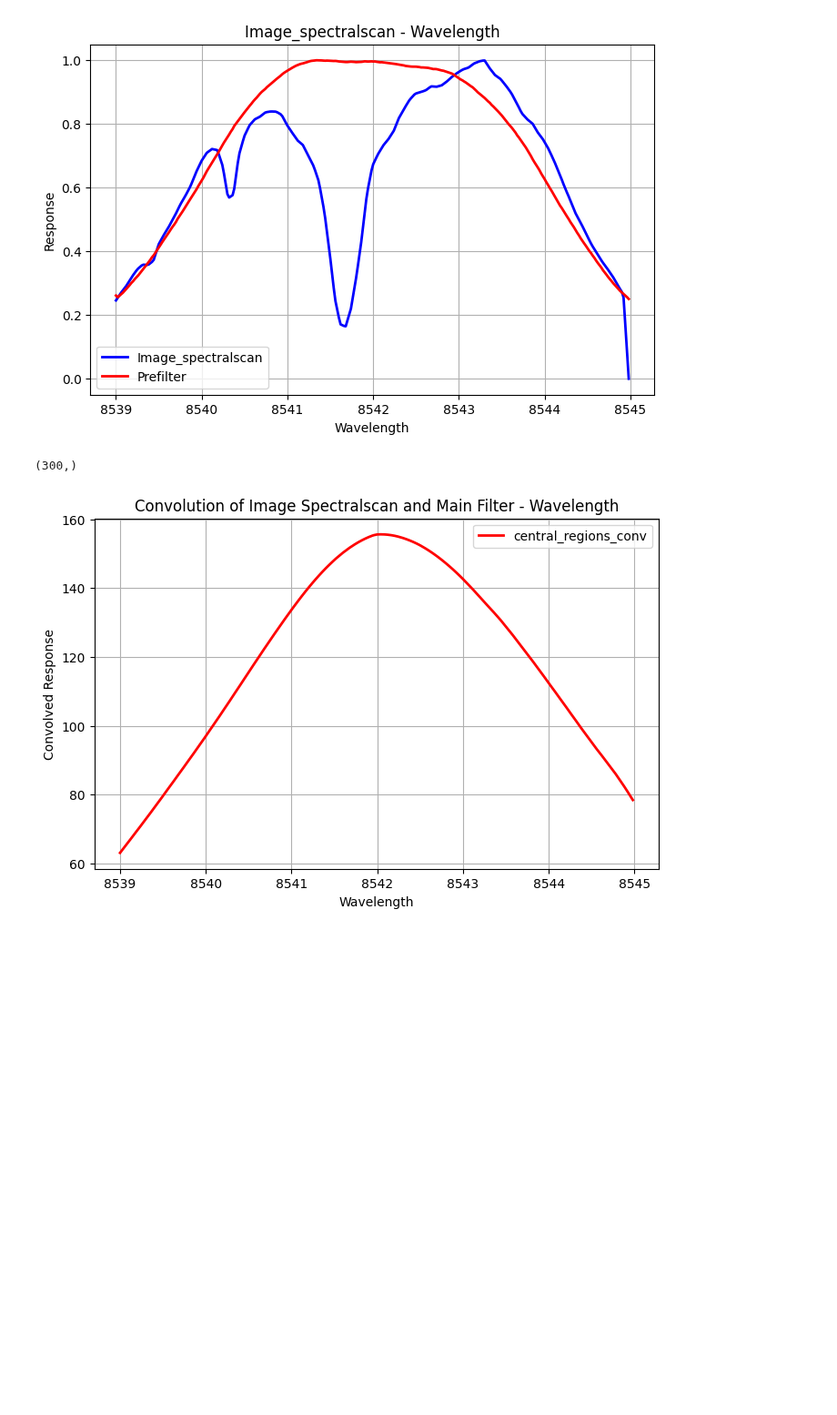
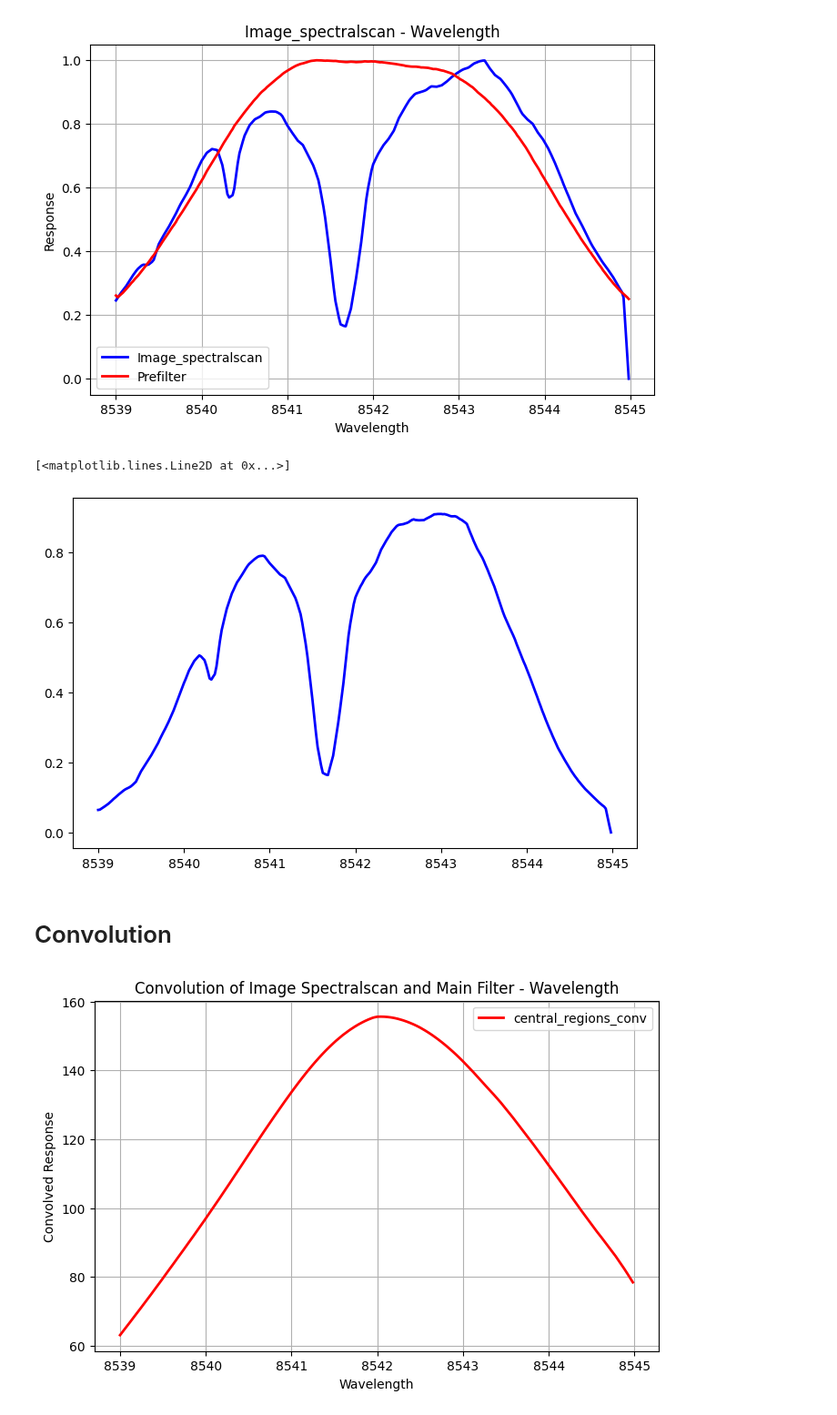
Before and after one commit to FabianaFerrente/ibis_pipeline, a Jupyter notebook: dayshift.ipynb, the cells around one changed output. Shown at 91% size. Cells and saved outputs as stored; diff of their text form; code cells hidden in the pictures; blank space fills up the shorter version.

```diff
--- a/dayshift.ipynb
+++ b/dayshift.ipynb
@@ -62,10 +62,26 @@ else:
 Processing file: /content/drive/MyDrive/IBIS_SWG/input/ImageSpectralScan/s000.ImagingSpectralScan_8542.fits
   HDU 0 (PRIMARY): REL_WAVE keyword not found.
 # %%
+from matplotlib.patches import Rectangle
+
+image_data = None  # inizializzazione
+
+# Cerchiamo il primo file con dati validi da usare per image_data
+for fits_file in fits_files:
+    with fits.open(fits_file) as hdul:
+        for hdu in hdul:
+            if hdu.data is not None and hdu.data.ndim == 2:
+                image_data = hdu.data
+                print(f"Selected image from: {fits_file}")
+                break
+    if image_data is not None:
+        break
+
+if image_data is None:
+    raise ValueError("No valid image data found in the FITS files.")
 
 # We select the parameters to evaluate the average of the center
 half_size = 25  # half of the dimensions of the region we want (50x50)
-
 
 image_height, image_width = image_data.shape
 
@@ -253,11 +270,15 @@ plt.show()
 # %% [output]
 Dimensione di Im_p: (300,)
 [figure]
-# %%
-Im_p.shape
-main_filter.shape
-# %% [output]
-(300,)
+# %%
+# Plot
+plt.figure(figsize=(8, 5))
+plt.plot(wavelengths+8542, Im_p*main_filter, label="Image_spectralscan * main_filter", color='b', linewidth=2)
+# %% [output]
+[<matplotlib.lines.Line2D at 0x...>]
+[figure, added]
+# %% [markdown]
+# Convolution
 # %%
 central_regions_conv= np.convolve(Im_p, main_filter, mode='same')
 # %%
```
Also changed, not shown: parts of 5 cells of this notebook.
